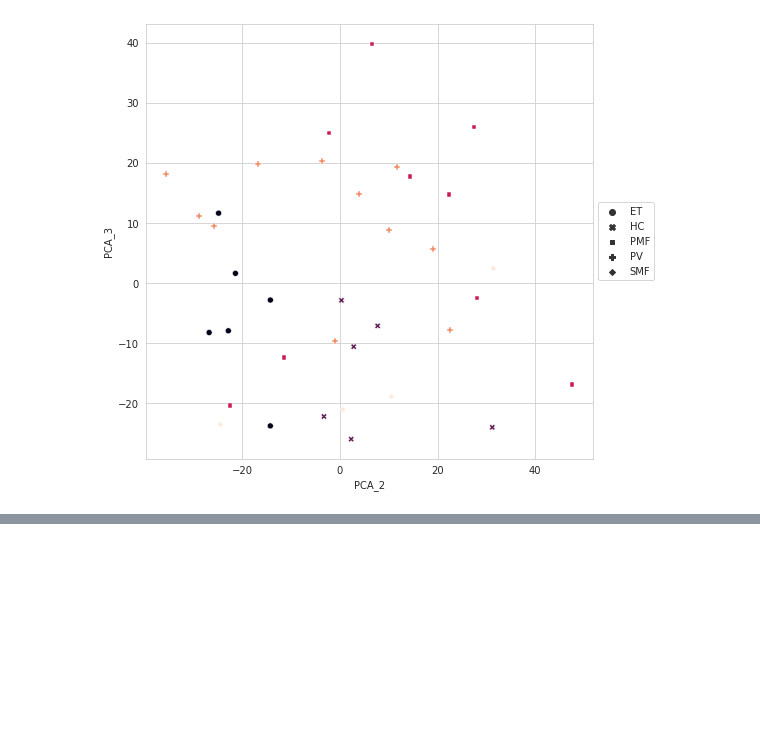
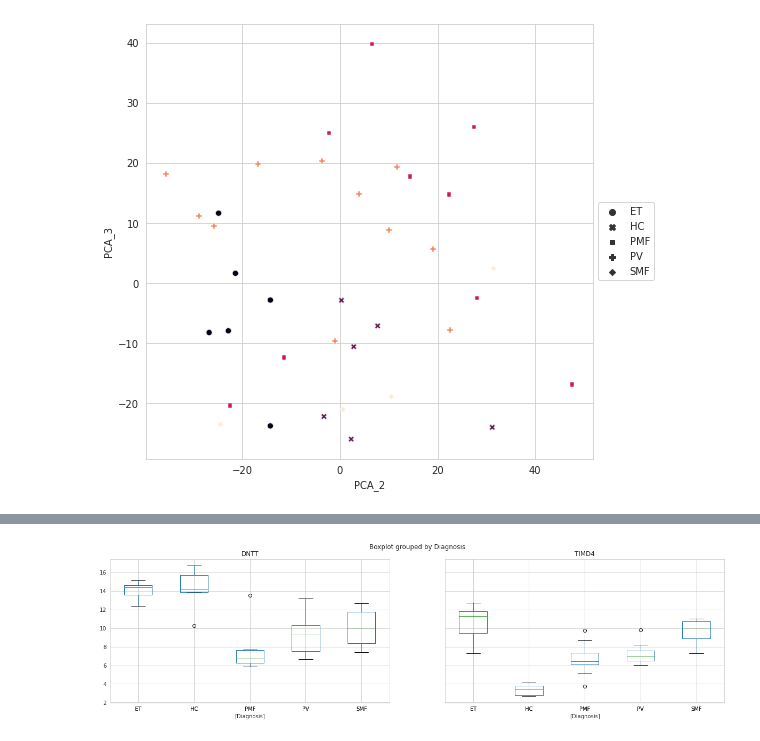
Before and after one commit to SushmitaM1/RNA_Analysis_python, a Jupyter notebook: RNA_expression_analysis_Python3.ipynb, the cells around one changed output, grey strips where cells are left out. Drawn from its saved outputs; the diff is of its cells as text; code cells hidden in the pictures; blank space fills up the shorter version.

```diff
--- a/RNA_expression_analysis_Python3.ipynb
+++ b/RNA_expression_analysis_Python3.ipynb
@@ -288,0 +442,4 @@ plt.show()
+# %%
+result_highlights = test.summary().loc[highlight,]
+# %%
+result_highlights = result_highlights.sort_values(by='log2fc', ascending=False)
@@ -288,0 +448,5 @@ plt.show()
+# %%
+genes = [result_highlights['gene'].iloc[-1],result_highlights['gene'].iloc[1]]
+# %%
+intgenes=data[:,genes].to_df()
+intgenes['Diagnosis'] = data.obs['Diagnosis']
@@ -288,0 +462,7 @@ plt.show()
+# %%
+fig = plt.figure(figsize=(20,5))
+ax = fig.add_subplot(1,1,1)
+intgenes.boxplot(by='Diagnosis', ax=ax)
+plt.show()
+# %% [output]
+[figure, added]
```
Also changed, not shown: parts of 32 cells of this notebook.
